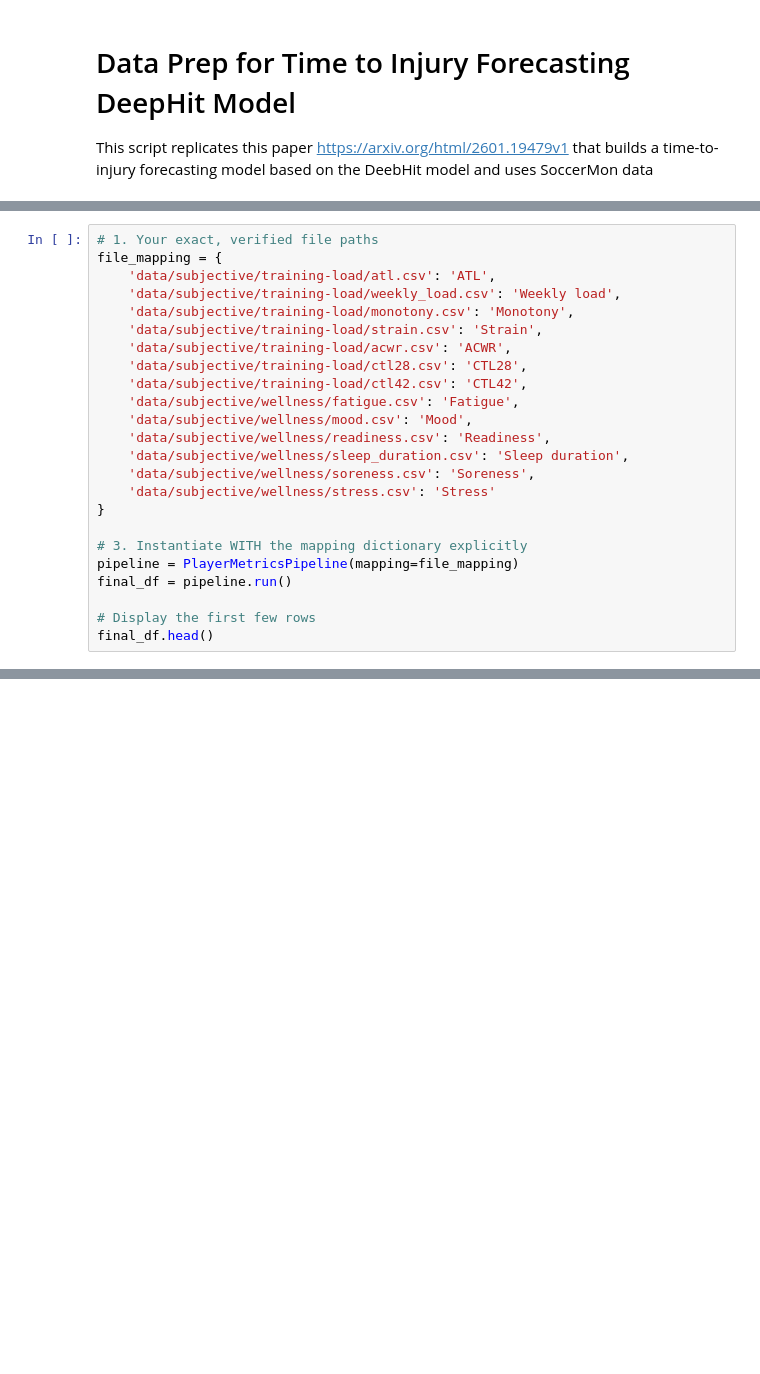
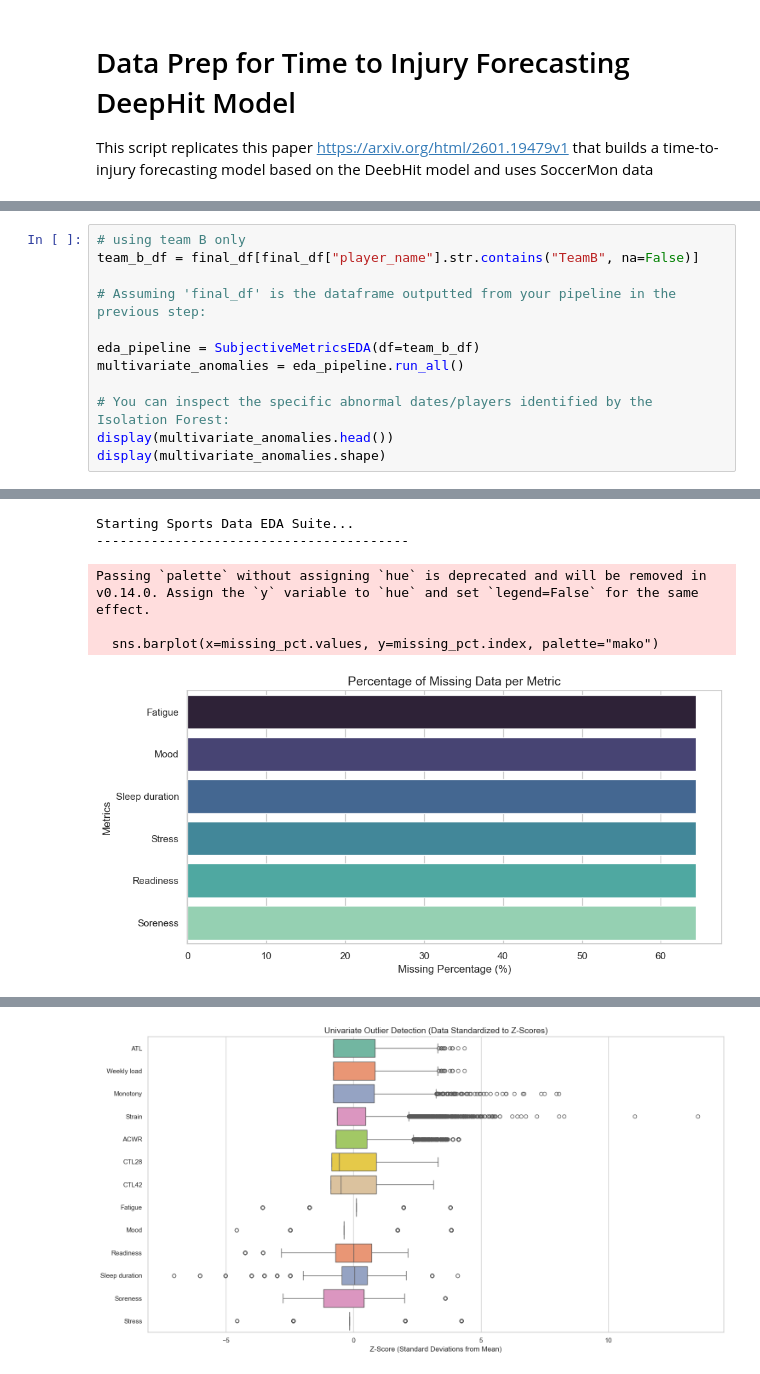
Before and after one commit to Gareth1995/Footy-Analytics, a Jupyter notebook: Injury Prediction/data_prep.ipynb, the cells around one changed output, grey strips where cells are left out. Drawn from its saved outputs; the diff is of its cells as text; blank space fills up the shorter version.

Commit message:
Completed loading, EDA and feature engineering for subjective data

```diff
--- a/Injury Prediction/data_prep.ipynb
+++ b/Injury Prediction/data_prep.ipynb
@@ -54,27 +63,3 @@ final_df.head()
 | 2 | TeamA-0362cdd5-7a63-480a-a46a-62a... | 2020-01-03 | 0.0 | 0.0 | 0.0 | 0.0 | 0.0 | 0.0 | 0.0 | NaN | ... |
 | 3 | TeamA-0362cdd5-7a63-480a-a46a-62a... | 2020-01-04 | 0.0 | 0.0 | 0.0 | 0.0 | 0.0 | 0.0 | 0.0 | NaN | ... |
 | 4 | TeamA-0362cdd5-7a63-480a-a46a-62a... | 2020-01-05 | 0.0 | 0.0 | 0.0 | 0.0 | 0.0 | 0.0 | 0.0 | NaN | ... |
-# %%
-# 1. Your exact, verified file paths
-file_mapping = {
-    'data/subjective/training-load/atl.csv': 'ATL',
-    'data/subjective/training-load/weekly_load.csv': 'Weekly load',
-    'data/subjective/training-load/monotony.csv': 'Monotony',
-    'data/subjective/training-load/strain.csv': 'Strain',
-    'data/subjective/training-load/acwr.csv': 'ACWR',
-    'data/subjective/training-load/ctl28.csv': 'CTL28',
-    'data/subjective/training-load/ctl42.csv': 'CTL42',
-    'data/subjective/wellness/fatigue.csv': 'Fatigue',
-    'data/subjective/wellness/mood.csv': 'Mood',
-    'data/subjective/wellness/readiness.csv': 'Readiness',
-    'data/subjective/wellness/sleep_duration.csv': 'Sleep duration',
-    'data/subjective/wellness/soreness.csv': 'Soreness',
-    'data/subjective/wellness/stress.csv': 'Stress'
-}
-
-# 3. Instantiate WITH the mapping dictionary explicitly
-pipeline = PlayerMetricsPipeline(mapping=file_mapping)
-final_df = pipeline.run()
-
-# Display the first few rows
-final_df.head()
@@ -105,0 +68,13 @@ final_df.head()
+# %%
+# using team B only
+team_b_df = final_df[final_df["player_name"].str.contains("TeamB", na=False)]
+
+# Assuming 'final_df' is the dataframe outputted from your pipeline in the previous step:
+
+eda_pipeline = SubjectiveMetricsEDA(df=team_b_df)
+multivariate_anomalies = eda_pipeline.run_all()
+
+# You can inspect the specific abnormal dates/players identified by the Isolation Forest:
+display(multivariate_anomalies.head())
+display(multivariate_anomalies.shape)
+# %% [output]
@@ -105,0 +82,6 @@ final_df.head()
+Starting Sports Data EDA Suite...
+----------------------------------------
+Passing `palette` without assigning `hue` is deprecated and will be removed in v0.14.0. Assign the `y` variable to `hue` and set `legend=False` for the same effect.
+
+  sns.barplot(x=missing_pct.values, y=missing_pct.index, palette="mako")
+[figure, added]
@@ -105,0 +90 @@ final_df.head()
+[figure, added]
```
Also changed, not shown: parts of 11 cells of this notebook, 2 other files.
